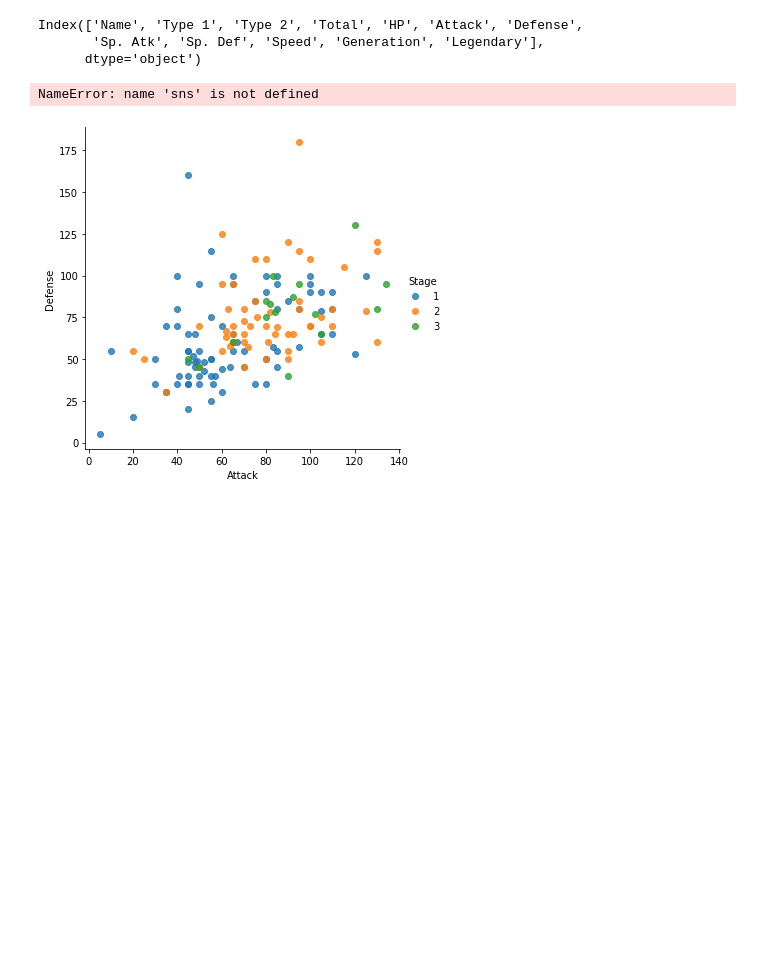
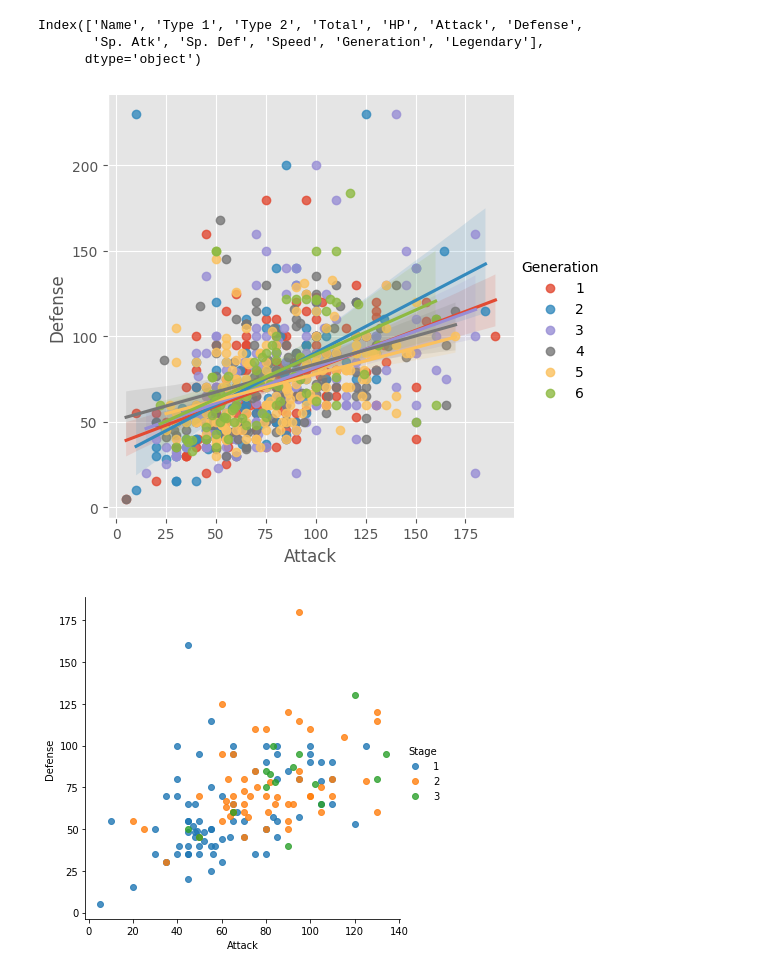
Before and after one commit to IsabelRomoBru/DS102024, a Jupyter notebook: 2-DataAnalysis/5-Visualizacion/Practica/Pokemon/Pokemon_viz.ipynb, the cells around one changed output. Cells and saved outputs as stored; diff of their text form; code cells hidden in the pictures; blank space fills up the shorter version.

```diff
--- a/2-DataAnalysis/5-Visualizacion/Practica/Pokemon/Pokemon_viz.ipynb
+++ b/2-DataAnalysis/5-Visualizacion/Practica/Pokemon/Pokemon_viz.ipynb
@@ -70,9 +72,10 @@ Index(['Name', 'Type 1', 'Type 2', 'Total', 'HP', 'Attack', 'Defense',
        'Sp. Atk', 'Sp. Def', 'Speed', 'Generation', 'Legendary'],
       dtype='object')
 # %%
-sns.lmplot(data=df,x='Attack',y='Defense',hue='Stage')
+sns.lmplot(data=df,x='Attack',y='Defense',hue='Generation')
+plt.show;
 # %% [output]
-NameError: name 'sns' is not defined
+[figure, added]
 # %%
 # %% [output]
 [figure]
```
Also changed, not shown: parts of 28 cells of this notebook, 5 other files.
